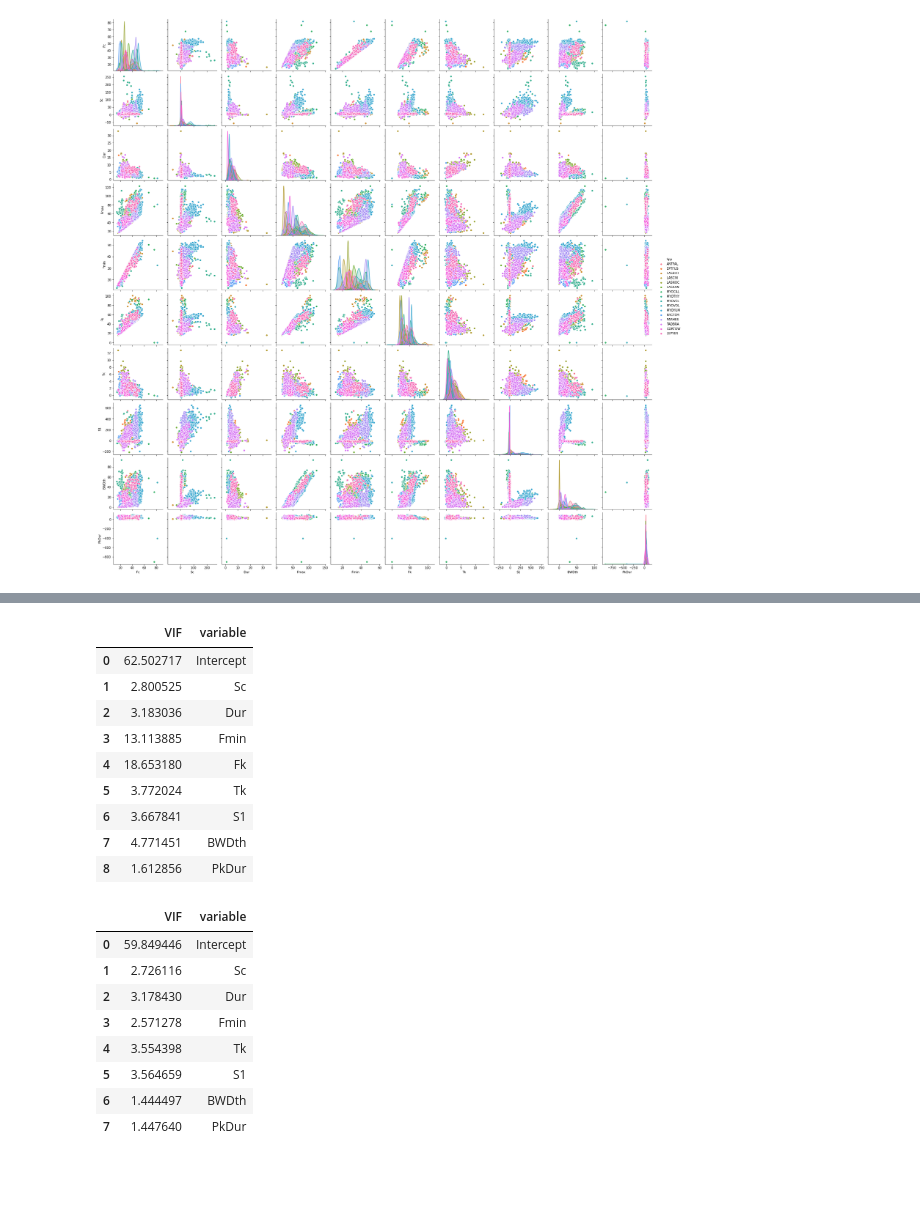
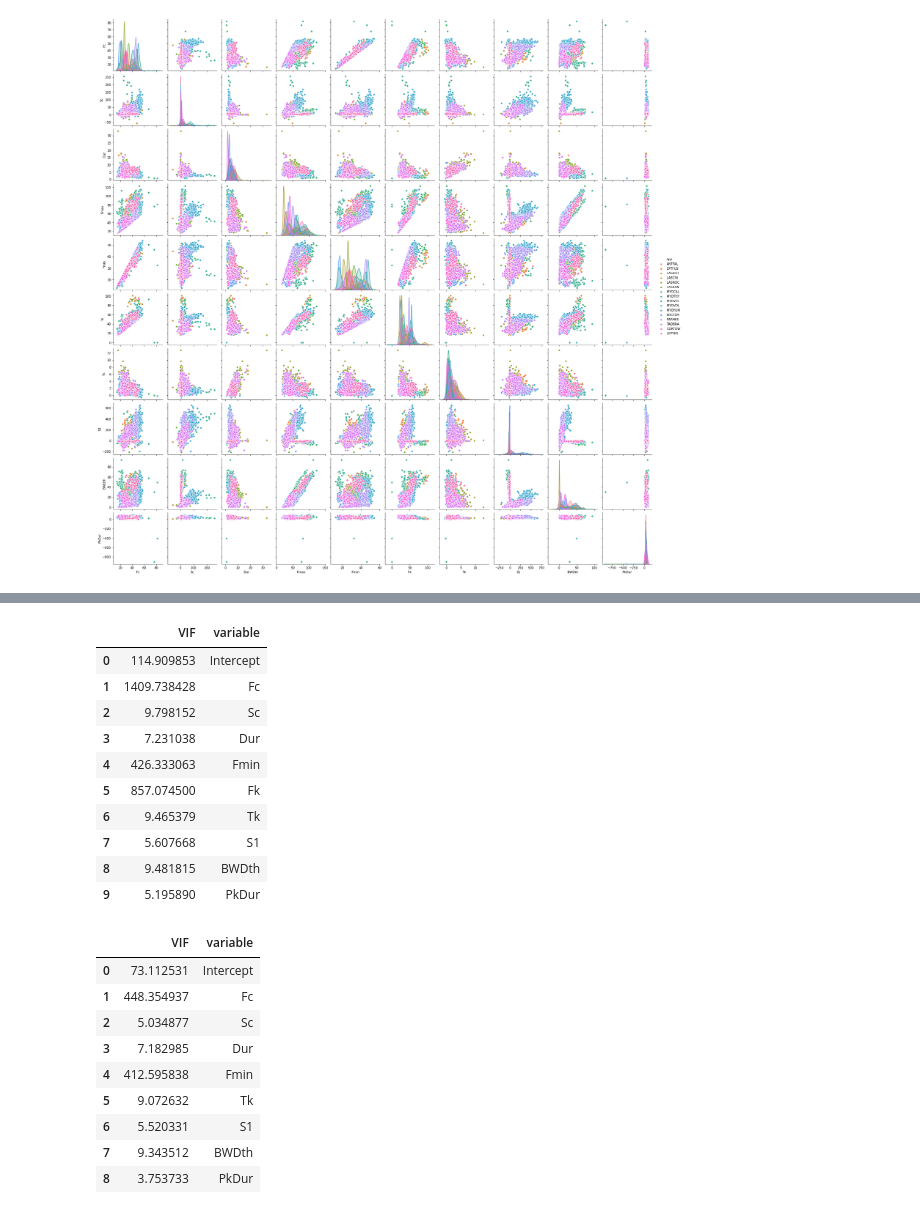
Before and after one commit to haberkornm/Springboard, a Jupyter notebook: Bat_Echolocation_Capstone/Bat_echolocation_EDA.ipynb, the cells around one changed output, grey strips where cells are left out. Saved outputs shown, nothing was run; the diff lists cells and outputs as text; code cells hidden in the pictures; blank space fills up the shorter version.

```diff
--- a/Bat_Echolocation_Capstone/Bat_echolocation_EDA.ipynb
+++ b/Bat_Echolocation_Capstone/Bat_echolocation_EDA.ipynb
@@ -1296,0 +1352,10 @@ data = df1.drop(columns = ['Spp', 'Library'])
+# %%
+#Drop NoID calls from library
+noid_index = tr_libdf[tr_libdf['Spp'] == 'NoID'].index
+tr_libdf.drop(noid_index, inplace=True)
+#Remove non-numeric columns so dataframe can be scaled
+data = tr_libdf.drop(columns = ['Spp', 'Library'])
+#Relabel columns
+data.columns = ['Fc', 'Sc', 'Dur', 'Fmax', 'Fmin', 'Fk', 'Tk', 'S1', 'BWDth','PkDur']
+#Create dataframe of species labels
+spp_labels = pd.DataFrame(tr_libdf['Spp'])
@@ -1296,0 +1375,3 @@ data = df1.drop(columns = ['Spp', 'Library'])
+# %%
+#Return Species labels to data dataframe
+data['Spp'] = spp_labels
@@ -1319,35 +1406,37 @@ vif
 # %%
 #Repeat VIF by removing Fmax
-y, X = dmatrices('Fc ~ Sc+Dur+Fmin+Fk+Tk+S1+BWDth+PkDur', data = data, return_type='dataframe')
+y, X = dmatrices('Spp ~ Fc+Sc+Dur+Fmin+Fk+Tk+S1+BWDth+PkDur', data = data, return_type='dataframe')
 vif = pd.DataFrame()
 vif['VIF'] = [variance_inflation_factor(X.values, i) for i in range(X.shape[1])]
 vif['variable'] = X.columns
 vif
 # %% [output]
 |  | VIF | variable |
-| 0 | 62.502717 | Intercept |
-| 1 | 2.800525 | Sc |
-| 2 | 3.183036 | Dur |
-| 3 | 13.113885 | Fmin |
-| 4 | 18.653180 | Fk |
-| 5 | 3.772024 | Tk |
-| 6 | 3.667841 | S1 |
-| 7 | 4.771451 | BWDth |
-| 8 | 1.612856 | PkDur |
+| 0 | 114.909853 | Intercept |
+| 1 | 1409.738428 | Fc |
+| 2 | 9.798152 | Sc |
+| 3 | 7.231038 | Dur |
+| 4 | 426.333063 | Fmin |
+| 5 | 857.074500 | Fk |
+| 6 | 9.465379 | Tk |
+| 7 | 5.607668 | S1 |
+| 8 | 9.481815 | BWDth |
+| 9 | 5.195890 | PkDur |
 # %%
 #Repeat VIF by removing Fk
-y, X = dmatrices('Fc ~ Sc+Dur+Fmin+Tk+S1+BWDth+PkDur', data = data, return_type='dataframe')
+y, X = dmatrices('Spp ~ Fc+Sc+Dur+Fmin+Tk+S1+BWDth+PkDur', data = data, return_type='dataframe')
 vif = pd.DataFrame()
 vif['VIF'] = [variance_inflation_factor(X.values, i) for i in range(X.shape[1])]
 vif['variable'] = X.columns
 vif
 # %% [output]
 |  | VIF | variable |
-| 0 | 59.849446 | Intercept |
-| 1 | 2.726116 | Sc |
-| 2 | 3.178430 | Dur |
-| 3 | 2.571278 | Fmin |
-| 4 | 3.554398 | Tk |
-| 5 | 3.564659 | S1 |
-| 6 | 1.444497 | BWDth |
-| 7 | 1.447640 | PkDur |
+| 0 | 73.112531 | Intercept |
+| 1 | 448.354937 | Fc |
+| 2 | 5.034877 | Sc |
+| 3 | 7.182985 | Dur |
+| 4 | 412.595838 | Fmin |
+| 5 | 9.072632 | Tk |
+| 6 | 5.520331 | S1 |
+| 7 | 9.343512 | BWDth |
+| 8 | 3.753733 | PkDur |
```
Also changed, not shown: parts of 122 cells of this notebook.
